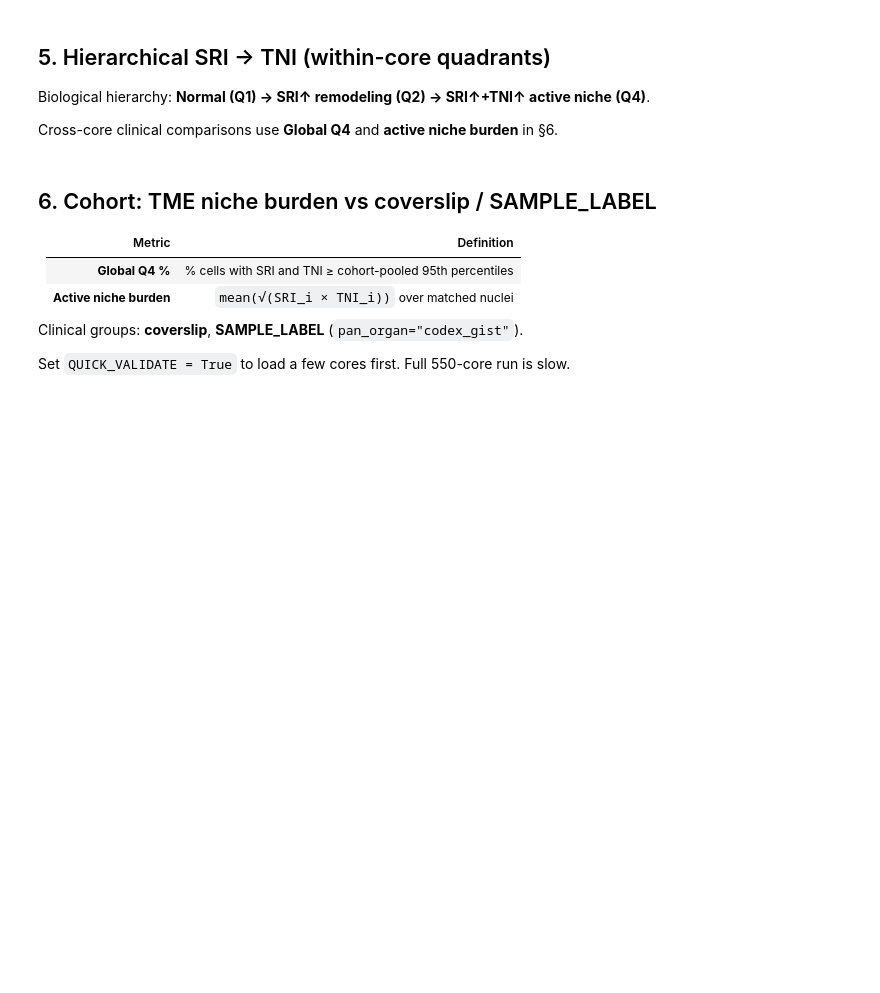
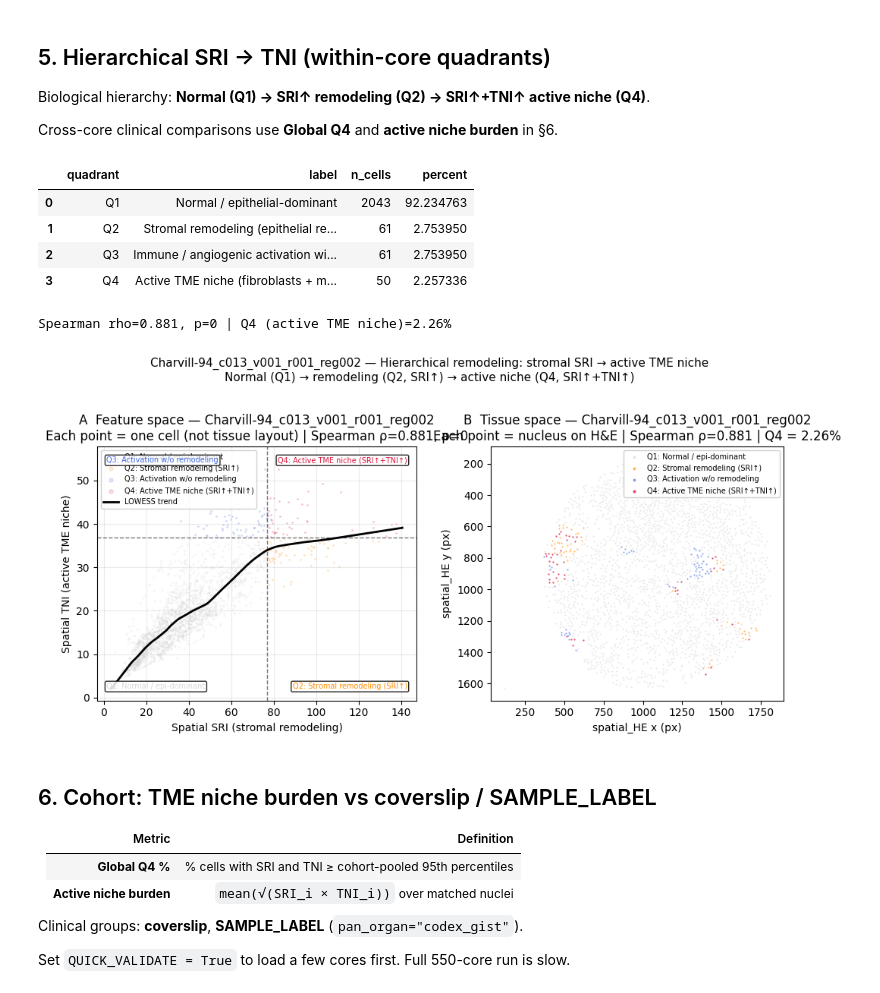
Before and after one commit to LingyuLi-math/Hist2Pheno, a Jupyter notebook: code/CODEX_gist/GIST_histology_derived_niche_index.ipynb, the cells around one changed output. Cells and saved outputs as stored; diff of their text form; code cells hidden in the pictures; blank space fills up the shorter version.

```diff
--- a/code/CODEX_gist/GIST_histology_derived_niche_index.ipynb
+++ b/code/CODEX_gist/GIST_histology_derived_niche_index.ipynb
@@ -158,13 +277,21 @@ Cross-core clinical comparisons use **Global Q4** and **active niche burden** in
 # %%
 sri_tni_result = gist_ni.analyze_sri_tni_relationship(
     df_spatial, SAMPLE, plot=True, plot_layout="combined",
-    figsize=(14, 6), figsize_scatter=(5.5, 5.5), figsize_spatial=(8.0, 8.0), dpi=150,
+    figsize=(10, 5), figsize_scatter=(5.5, 5.5), figsize_spatial=(8.0, 8.0), dpi=150,
 )
 display(sri_tni_result["quadrant_table"])
 print(
     f"Spearman rho={sri_tni_result['Spearman_rho']:.3f}, p={sri_tni_result['Spearman_p']:.2g} | "
     f"Q4 (active TME niche)={sri_tni_result['Q4_percent']:.2f}%"
 )
+# %% [output]
+|  | quadrant | label | n_cells | percent |
+| 0 | Q1 | Normal / epithelial-dominant | 2043 | 92.234763 |
+| 1 | Q2 | Stromal remodeling (epithelial re... | 61 | 2.753950 |
+| 2 | Q3 | Immune / angiogenic activation wi... | 61 | 2.753950 |
+| 3 | Q4 | Active TME niche (fibroblasts + m... | 50 | 2.257336 |
+Spearman rho=0.881, p=0 | Q4 (active TME niche)=2.26%
+[figure, added]
 # %% [markdown]
 ## 6. Cohort: TME niche burden vs coverslip / SAMPLE_LABEL
 
```
Also changed, not shown: parts of 19 cells of this notebook, 32 other files.
